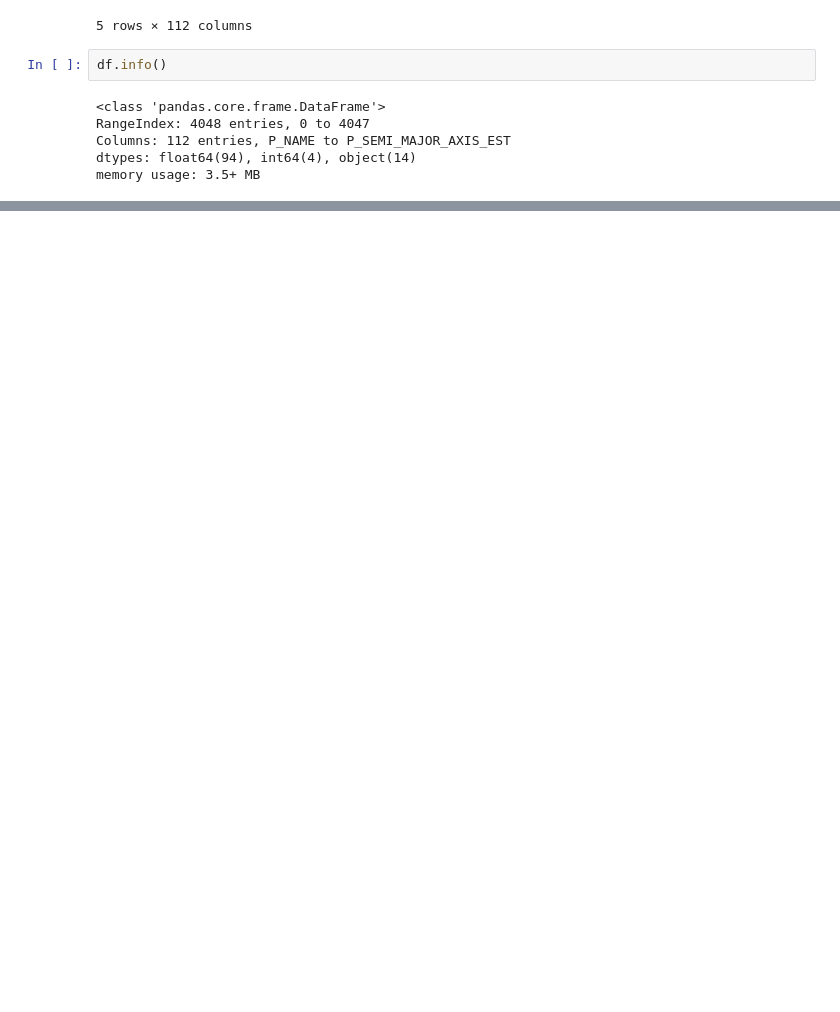
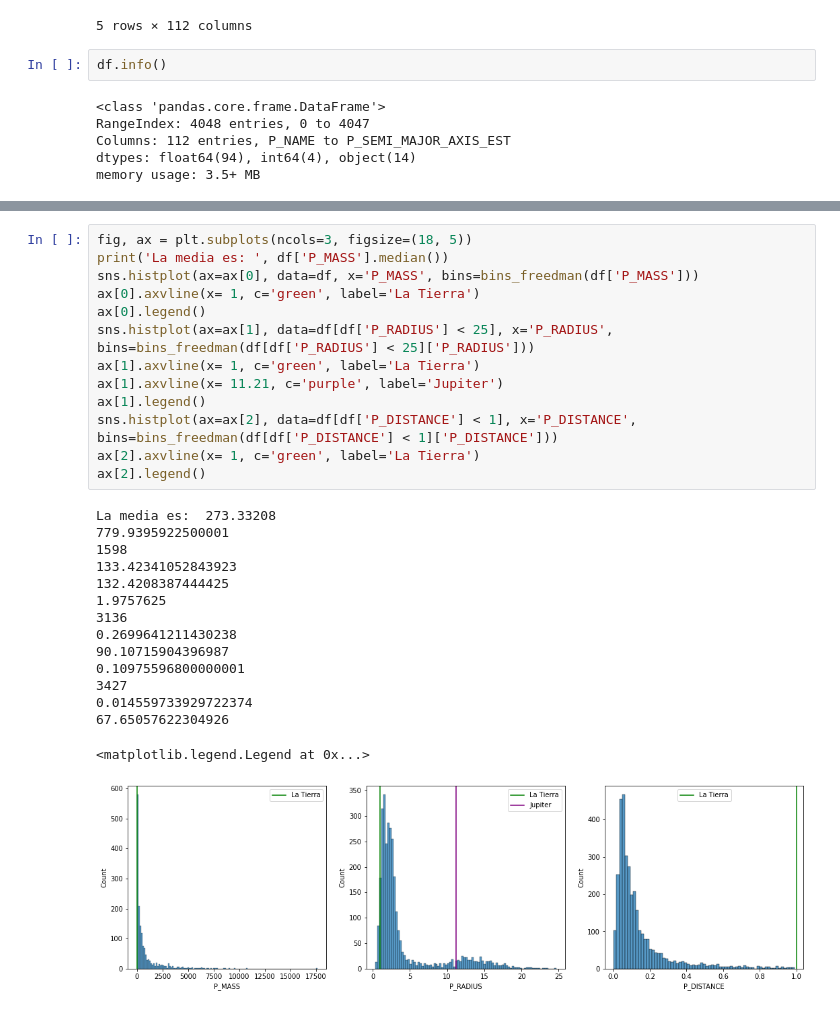
Before and after one commit to JoseKuru/proyecto_eda_exoplanetas, a Jupyter notebook: notebooks/prueba_data_wrangling.ipynb, the cells around one changed output, grey strips where cells are left out. Drawn from its saved outputs; the diff is of its cells as text; blank space fills up the shorter version.

```diff
--- a/notebooks/prueba_data_wrangling.ipynb
+++ b/notebooks/prueba_data_wrangling.ipynb
@@ -102,0 +116,29 @@ ValueError: min() arg is an empty sequence
+# %%
+fig, ax = plt.subplots(ncols=3, figsize=(18, 5))
+print('La media es: ', df['P_MASS'].median())
+sns.histplot(ax=ax[0], data=df, x='P_MASS', bins=bins_freedman(df['P_MASS']))
+ax[0].axvline(x= 1, c='green', label='La Tierra')
+ax[0].legend()
+sns.histplot(ax=ax[1], data=df[df['P_RADIUS'] < 25], x='P_RADIUS', bins=bins_freedman(df[df['P_RADIUS'] < 25]['P_RADIUS']))
+ax[1].axvline(x= 1, c='green', label='La Tierra')
+ax[1].axvline(x= 11.21, c='purple', label='Jupiter')
+ax[1].legend()
+sns.histplot(ax=ax[2], data=df[df['P_DISTANCE'] < 1], x='P_DISTANCE', bins=bins_freedman(df[df['P_DISTANCE'] < 1]['P_DISTANCE']))
+ax[2].axvline(x= 1, c='green', label='La Tierra')
+ax[2].legend()
+# %% [output]
+La media es:  273.33208
+779.9395922500001
+1598
+133.42341052843923
+132.4208387444425
+1.9757625
+3136
+0.2699641211430238
+90.10715904396987
+0.10975596800000001
+3427
+0.014559733929722374
+67.65057622304926
+<matplotlib.legend.Legend at 0x...>
+[figure, added]
```
Also changed, not shown: parts of 14 cells of this notebook, 7 other files.
